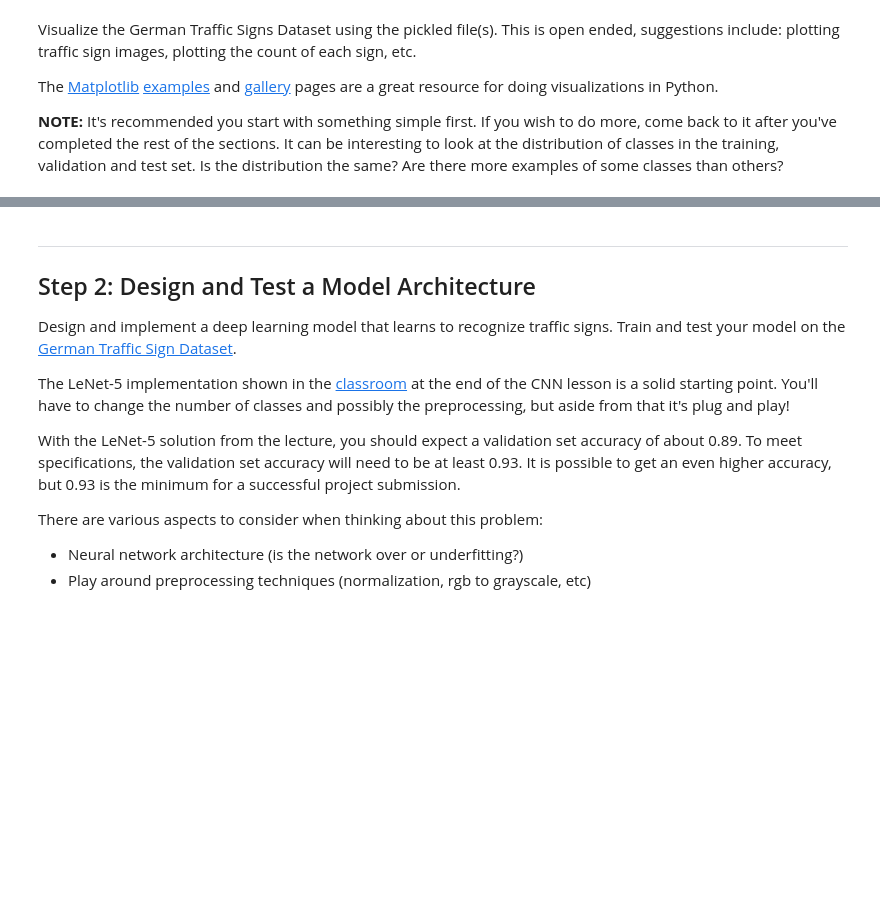
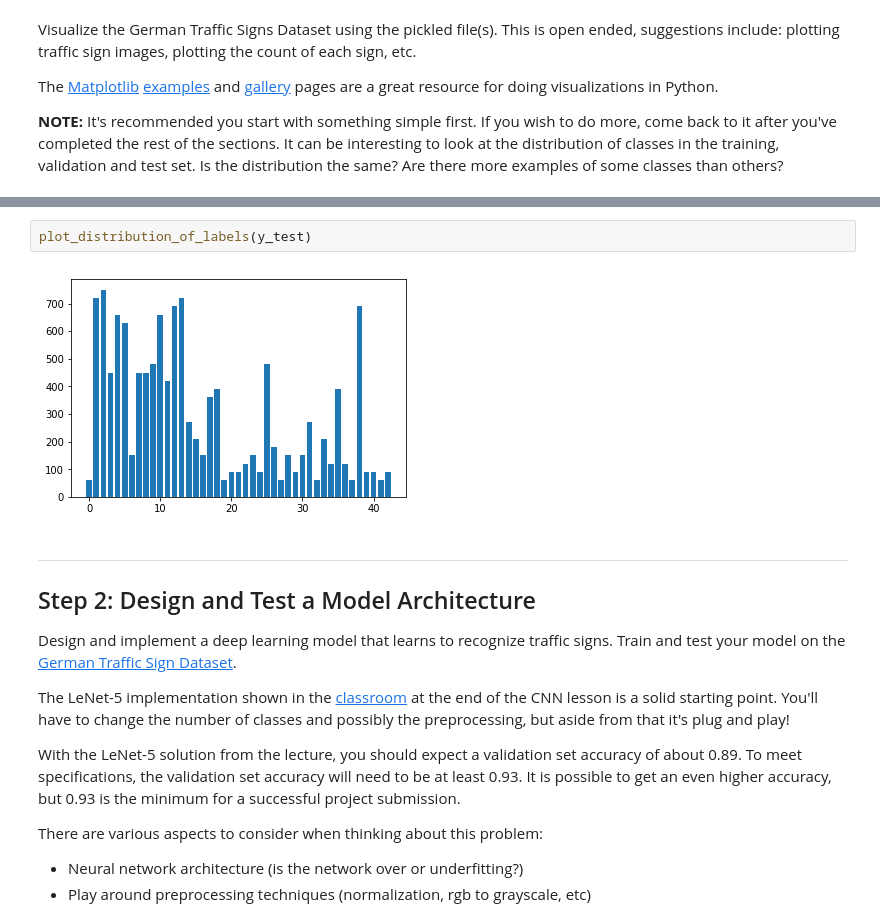
Before and after one commit to Cribbin/self-driving-car-engineer-nanodegree-3, a Jupyter notebook: Traffic_Sign_Classifier.ipynb, the cells around one changed output, grey strips where cells are left out. Cells and saved outputs as stored; diff of their text form; blank space fills up the shorter version.

```diff
--- a/Traffic_Sign_Classifier.ipynb
+++ b/Traffic_Sign_Classifier.ipynb
@@ -120,3 +127,7 @@ NameError: name 'text_labels' is not defined
+# %%
+plot_distribution_of_labels(y_test)
+# %% [output]
+[figure, added]
 # %% [markdown]
 ----
 
```
Also changed, not shown: parts of 20 cells of this notebook, 9 other files.
